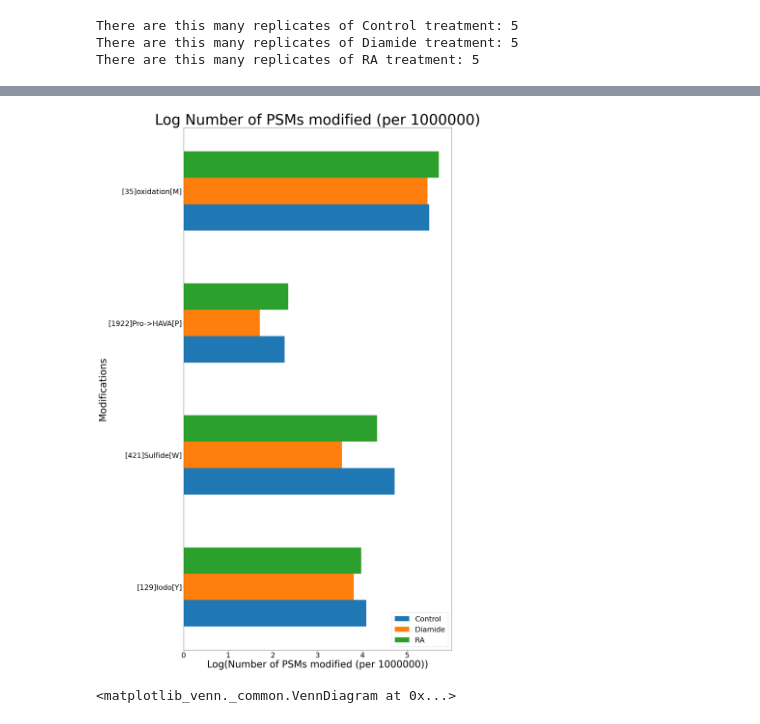
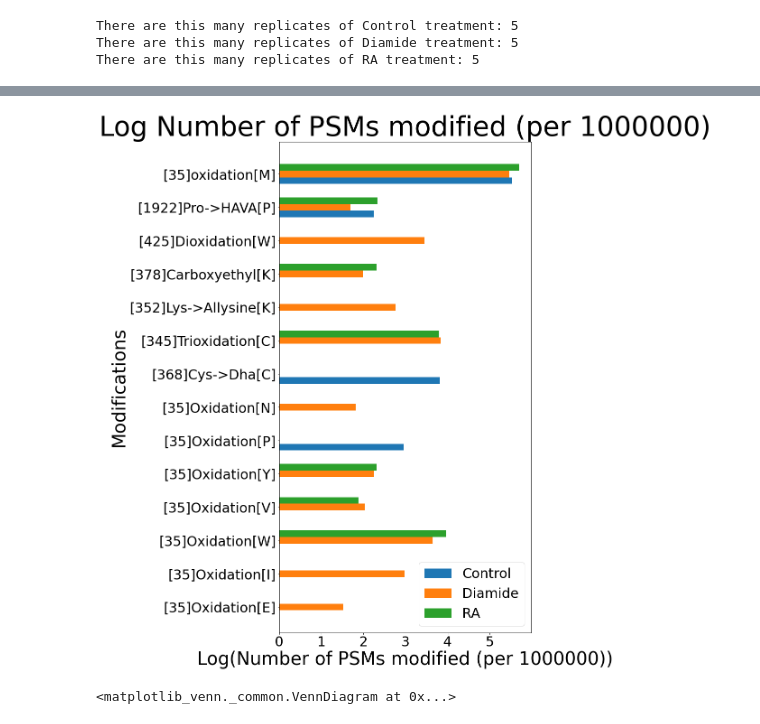
Before and after one commit to rodvrees/Master_Thesis, a Jupyter notebook: Project_analysis/PXD014381.ipynb, the cells around one changed output, grey strips where cells are left out. Saved outputs shown, nothing was run; the diff lists cells and outputs as text; code cells hidden in the pictures.

```diff
--- a/Project_analysis/PXD014381.ipynb
+++ b/Project_analysis/PXD014381.ipynb
@@ -23,7 +23,8 @@ import warnings; warnings.simplefilter('ignore')
 # %% [markdown]
 # Analysis without LFQ data
 # %%
-first = pd.read_csv("/home/robbe/ionbot/full_projects/PXD014381_first.csv")
+#first = pd.read_csv("/home/robbe/ionbot/full_projects/PXD014381_first.csv")
+first = pd.read_csv("/home/robbe/ionbot/full_projects_/PXD014381/PXD014381_first.csv")
 del first["Unnamed: 0"]
 del first["spectrum_title"]
 del first["scan"]
@@ -56,3 +58,8 @@ first.groupby(["Oxidant treatment", "Oxidant dose (µM)", "Length of oxidant tre
+# %%
+first.replace("RA", "Retinoic acid", inplace=True)
+first.groupby(["Oxidant treatment", "Oxidant dose (µM)", "Length of oxidant treatment (mins)", "Secondary treatment", "Secondary treatment dose (µM)", 'Length of Secondary treatment (mins)'])["ionbot_match_id"].count().to_frame().reset_index()
+first.loc[first.spectrum_file == "QX01862", "Oxidant dose (µM)"] = 10
+first.loc[first.spectrum_file == "QX01862", "Oxidant treatment"] = "Diamide"
 # %% [markdown]
 ### Conditions that will be compared
 
@@ -93,7 +100,7 @@ mrRArep = OA.modratios(RArep)
 modr_temp = pd.merge(mrDiamiderep, mrRArep, on="Modification", suffixes=('_Diamide', '_RA'))
 modr = pd.merge(modr_temp, mrControlrep, on="Modification")
 modr = modr.rename(columns={'Ratios':'Ratios_Control'})
-modr = modr.drop(modr[(modr["Ratios_Diamide"] == 0) | (modr["Ratios_RA"] == 0) | (modr["Ratios_Control"] == 0)].index)
+modr = modr.drop(modr[(modr["Ratios_Diamide"] == 0) & (modr["Ratios_RA"] == 0) & (modr["Ratios_Control"] == 0)].index)
 modr
 # %% [output]
 |  | Modification | Ratios_Diamide | Ratios_RA | Ratios_Control |
@@ -104,23 +121,23 @@ modr
 # %%
 y = modr["Modification"]
 xGlu = np.log10(modr['Ratios_Control']*1000000)
 xstGal = np.log10(modr['Ratios_Diamide']*1000000)
 xltGal = np.log10(modr['Ratios_RA']*1000000)
 y_axis = np.arange(len(y))
-plt.figure(figsize=(20,40))
+plt.figure(figsize=(10,20))
 plt.barh(y_axis - 0.2, xGlu, 0.2, label = 'Control')
 plt.barh(y_axis, xstGal, 0.2, label = 'Diamide')
 plt.barh(y_axis + 0.2, xltGal, 0.2, label = 'RA')
 
 plt.yticks(y_axis, y)
 plt.ylabel("Modifications", fontsize = 40)
 plt.xlabel("Log(Number of PSMs modified (per 1000000))", fontsize = 40)
 plt.title("Log Number of PSMs modified (per 1000000)", fontsize = 60)
 plt.tick_params(axis='both', which='major', labelsize=30)
 plt.legend(fontsize = 30)
 plt.show()
 # %% [output]
-[figure, old version]
+[figure, new version]
 # %%
 OA.condition_venn([Controlrep,Diamiderep,RArep], ["Control", "Diamide", "RA"])
 # %% [output]
```
Also changed, not shown: parts of 35 cells of this notebook, 29 other files.
